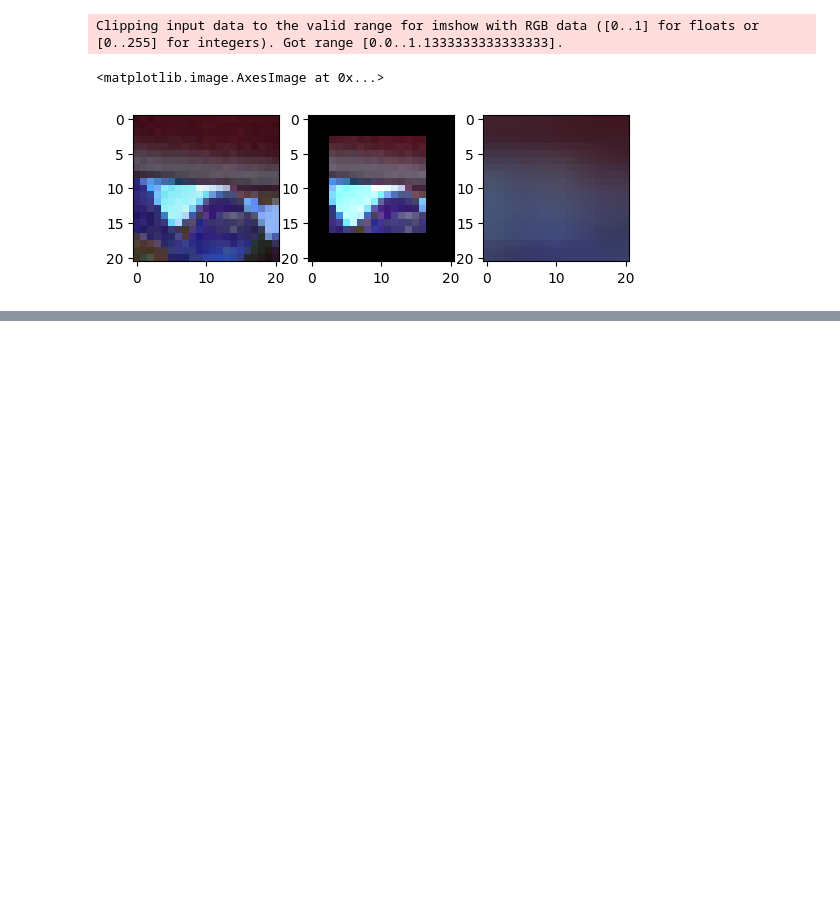
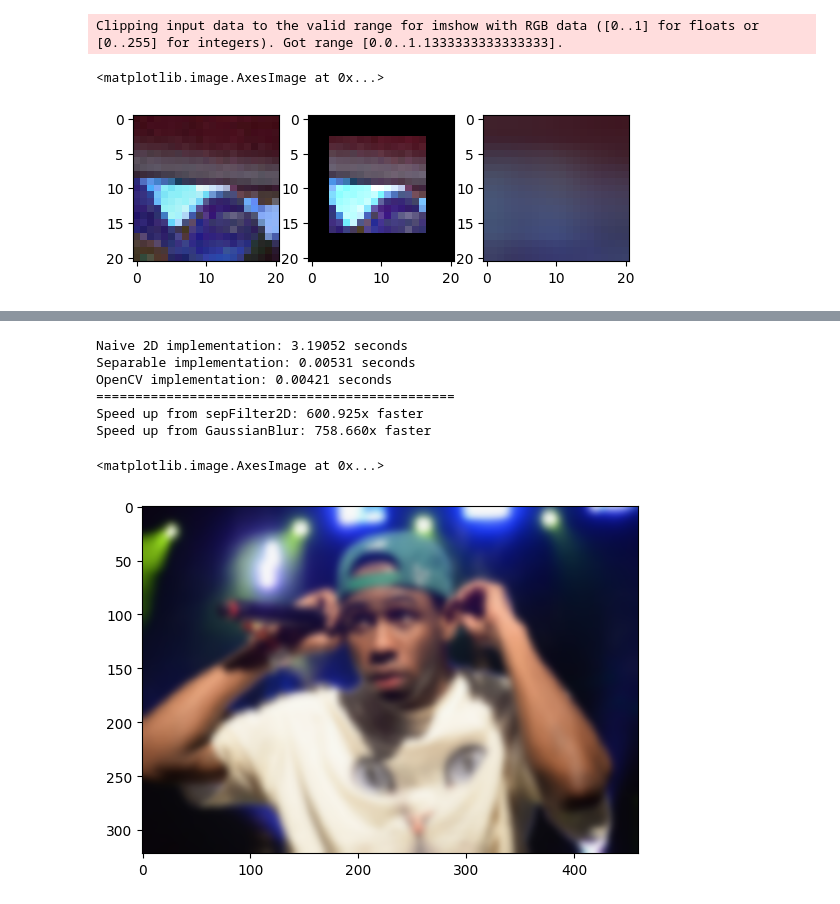
Before and after one commit to aarush-umap/3Dvision, a Jupyter notebook: image_processing.ipynb, the cells around one changed output, grey strips where cells are left out. Drawn from its saved outputs; the diff is of its cells as text; code cells hidden in the pictures; blank space fills up the shorter version.

```diff
--- a/image_processing.ipynb
+++ b/image_processing.ipynb
@@ -248,0 +263,39 @@ Clipping input data to the valid range for imshow with RGB data ([0..1] for floa
+# %%
+# Make 1D and 2D Gaussian
+gaussian_1D = cv2.getGaussianKernel(21, sigma=0)
+gaussian_2D = gaussian_1D @ gaussian_1D.T
+gaussian_3D = np.repeat(gaussian_2D[:,:, np.newaxis], 3, axis=2)
+
+# Run 2D raster convolution
+begin = time.time()
+gau_blurred = raster_convolve(tyler, gaussian_3D, pad='reflect')
+end = time.time()
+speeds1 =(end - begin)
+
+begin = time.time()
+gau_blurred = cv2.sepFilter2D(tyler, -1, gaussian_1D, gaussian_1D.T)
+end = time.time()
+speeds2 =(end - begin)
+
+begin = time.time()
+gau_blurred = cv2.GaussianBlur(tyler, ksize=(21,21), sigmaX=0, sigmaY=0)
+end = time.time()
+speeds3 = (end - begin)
+
+print(f'Naive 2D implementation: {speeds1:.5f} seconds')
+print(f'Separable implementation: {speeds2:.5f} seconds')
+print(f'OpenCV implementation: {speeds3:.5f} seconds')
+print("==============================================")
+print(f'Speed up from sepFilter2D: {speeds1/speeds2:.3f}x faster')
+print(f'Speed up from GaussianBlur: {speeds1/speeds3:.3f}x faster')
+
+plt.imshow(cv2.cvtColor(gau_blurred, cv2.COLOR_BGR2RGB))
+# %% [output]
+Naive 2D implementation: 3.19052 seconds
+Separable implementation: 0.00531 seconds
+OpenCV implementation: 0.00421 seconds
+==============================================
+Speed up from sepFilter2D: 600.925x faster
+Speed up from GaussianBlur: 758.660x faster
+<matplotlib.image.AxesImage at 0x...>
+[figure, added]
```
Also changed, not shown: parts of 8 cells of this notebook.
